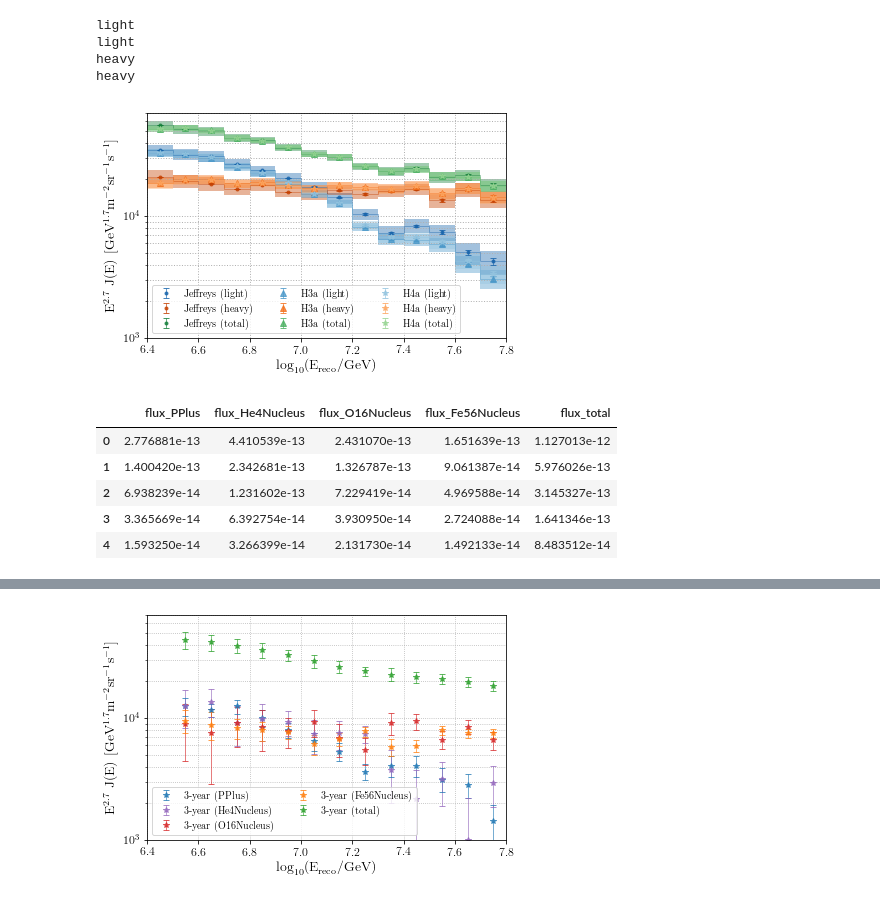
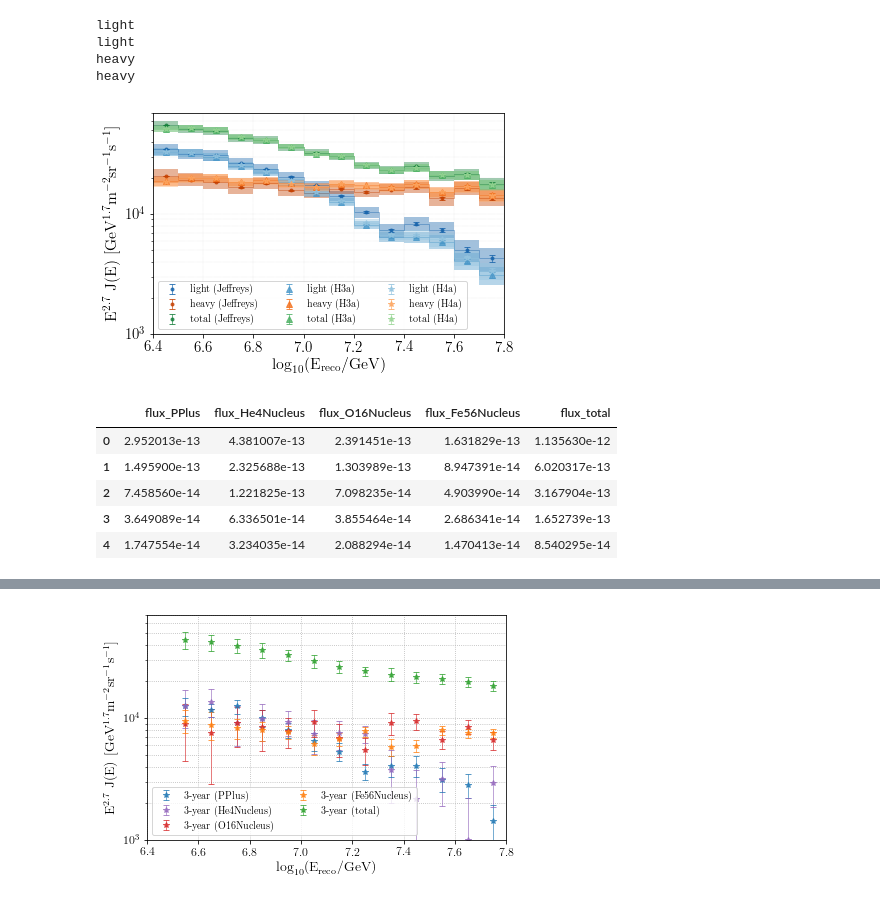
Before and after one commit to jrbourbeau/cr-composition, a Jupyter notebook: notebooks/spectrum-analysis.ipynb, the cells around one changed output, grey strips where cells are left out. Saved outputs shown, nothing was run; the diff lists cells and outputs as text; code cells hidden in the pictures.

```diff
--- a/notebooks/spectrum-analysis.ipynb
+++ b/notebooks/spectrum-analysis.ipynb
@@ -80,7 +80,9 @@ log_energy_max = energybins.log_energy_max
 2. Extract desired features from dataframe
 3. Get separate testing and training datasets
 # %%
-df_sim_train, df_sim_test = comp.load_sim(config=config, log_energy_min=log_energy_min, log_energy_max=log_energy_max)
+df_sim_train, df_sim_test = comp.load_sim(config=config,
+                                          log_energy_min=log_energy_min,
+                                          log_energy_max=log_energy_max)
 feature_list, feature_labels = comp.get_training_features()
 # %%
 feature_list
@@ -383,7 +385,7 @@ for idx_model, model_name in enumerate(model_names):
 
         ax.errorbar(energybins.log_energy_midpoints, flux, yerr=flux_err_stat,
                     color=color_dict_model[composition][idx_model], ls='None', marker=marker_dict[model_name],
-                    label=model_name + ' ({})'.format(composition), alpha=0.8)
+                    label=composition + ' ({})'.format(model_name), alpha=0.8)
 
 
 # Add 3-year composition analysis flux for comparison
@@ -396,45 +398,45 @@ if plot_3yr:
                     ls='None', marker='*', color=color_dict[composition],
     #                 label='3-year ({})'.format(composition),
                     alpha=0.75)
 
 
 ax.set_yscale("log", nonposy='clip')
 ax.set_xlabel('$\mathrm{\log_{10}(E_{reco}/GeV)}$')
 ax.set_ylabel('$\mathrm{ E^{2.7} \ J(E) \ [GeV^{1.7} m^{-2} sr^{-1} s^{-1}]}$')
 
 # ax.set_xlim(6.4, 9.0)
 ax.set_xlim(6.4, 7.8)
 ax.set_ylim([1e3, 7e4])
 
 ax.grid(linestyle='dotted', which="both")
 ax.legend(loc='lower left', ncol=len(model_names), fontsize=10)
 # leg = plt.legend(loc='upper center', frameon=False,
 #           bbox_to_anchor=(0.5,  # horizontal
 #                           1.15),# vertical
 #           ncol=len(comp_list)+1, fancybox=False)
 
 if plot_3yr:
     flux_outfile = os.path.join(comp.paths.figures_dir, 'unfolding', config,
                                 'flux_{}-groups-3yr-comparison.png'.format(num_groups))
 else:
     flux_outfile = os.path.join(comp.paths.figures_dir, 'unfolding', config,
                                 'flux_{}-groups.png'.format(num_groups))
 comp.check_output_dir(flux_outfile)
 plt.savefig(flux_outfile)
 plt.show()
 # %% [output]
-[figure, old version]
+[figure, new version]
 # %%
-model_flux = comp.analysis.spectrumfunctions.get_model_flux('H4a', energy=energybins.energy_midpoints,
+model_flux = comp.model_flux('H4a', energy=energybins.energy_midpoints,
                                                             num_groups=num_groups)
 model_flux.head()
 # %% [output]
 |  | flux_PPlus | flux_He4Nucleus | flux_O16Nucleus | flux_Fe56Nucleus | flux_total |
-| 0 | 2.776881e-13 | 4.410539e-13 | 2.431070e-13 | 1.651639e-13 | 1.127013e-12 |
-| 1 | 1.400420e-13 | 2.342681e-13 | 1.326787e-13 | 9.061387e-14 | 5.976026e-13 |
-| 2 | 6.938239e-14 | 1.231602e-13 | 7.229419e-14 | 4.969588e-14 | 3.145327e-13 |
-| 3 | 3.365669e-14 | 6.392754e-14 | 3.930950e-14 | 2.724088e-14 | 1.641346e-13 |
-| 4 | 1.593250e-14 | 3.266399e-14 | 2.131730e-14 | 1.492133e-14 | 8.483512e-14 |
+| 0 | 2.952013e-13 | 4.381007e-13 | 2.391451e-13 | 1.631829e-13 | 1.135630e-12 |
+| 1 | 1.495900e-13 | 2.325688e-13 | 1.303989e-13 | 8.947391e-14 | 6.020317e-13 |
+| 2 | 7.458560e-14 | 1.221825e-13 | 7.098235e-14 | 4.903990e-14 | 3.167904e-13 |
+| 3 | 3.649089e-14 | 6.336501e-14 | 3.855464e-14 | 2.686341e-14 | 1.652739e-13 |
+| 4 | 1.747554e-14 | 3.234035e-14 | 2.088294e-14 | 1.470413e-14 | 8.540295e-14 |
 # %%
 if num_groups == 4:
     fig, axarr = plt.subplots(2, 2, sharex=True, sharey=True)
```
Also changed, not shown: parts of 3 cells of this notebook, 21 other files.
